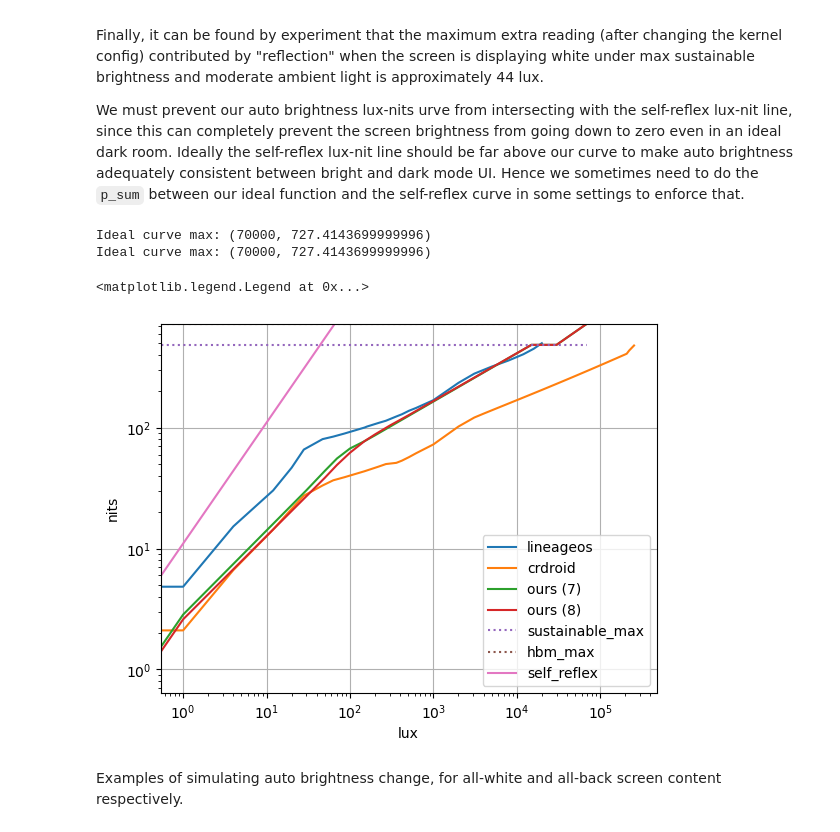
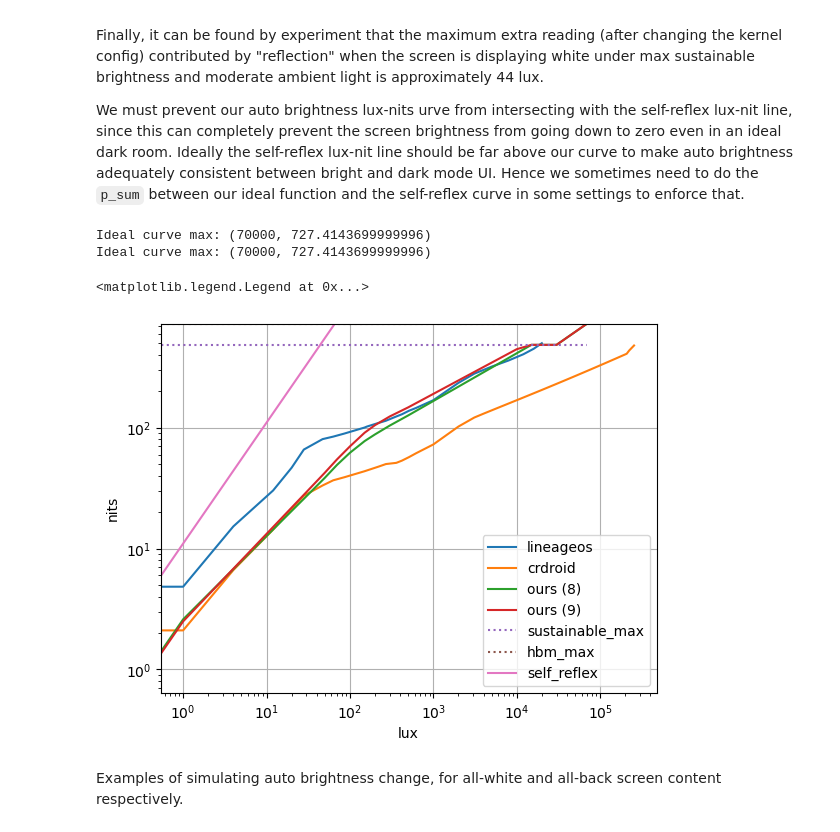
Before and after one commit to yezhiyi9670-aosp-forks/shared-android_device_oneplus_lemonades, a Jupyter notebook: docs/brightness_remap_calculations/calc.ipynb, the cells around one changed output. Cells and saved outputs as stored; diff of their text form; code cells hidden in the pictures.

Commit message:
lemonades: Auto-brightness curve edits (9)

```diff
--- a/docs/brightness_remap_calculations/calc.ipynb
+++ b/docs/brightness_remap_calculations/calc.ipynb
@@ -393,26 +393,6 @@ def curve_topoff(xs, ys, max_y, keep_tail = False):
 plt.plot(los_auto_luxs, los_auto_nits, label='lineageos')
 plt.plot(crd_auto_luxs, crd_auto_nits, label='crdroid')
 
-# 7 (2026-08-20)
-auto_luxs, auto_nits = make_auto_brightness_map(lambda v:
-    log_piecewise_linear(
-        v,
-        0.1,
-        (1, key_nits[I_STOCK_MIN]),
-        (80, 60),
-        (15000, key_nits[I_SUSTAINABLE_MAX] * .9999),
-    ) if v <= 15000 else
-    key_nits[I_SUSTAINABLE_MAX] * .9999 if v < 30000 else
-    log_piecewise_linear(
-        v,
-        0.1,
-        (30000, key_nits[I_SUSTAINABLE_MAX]),
-        (70000, key_nits[I_HBM_MAX]),
-    )
-)
-plt.plot(auto_luxs, auto_nits, label='ours (7)')
-print(f'Ideal curve max: ({max(*auto_luxs)}, {max(*auto_nits)})')
-
 # 8 (2026-08-29)
 auto_luxs, auto_nits = make_auto_brightness_map(lambda v:
     log_piecewise_linear(
@@ -422,34 +402,55 @@ auto_luxs, auto_nits = make_auto_brightness_map(lambda v:
         (100, 62),
         (200, 88),
         (15000, key_nits[I_SUSTAINABLE_MAX] * .9999),
     ) if v <= 15000 else
     key_nits[I_SUSTAINABLE_MAX] * .9999 if v < 30000 else
     log_piecewise_linear(
         v,
         0.1,
         (30000, key_nits[I_SUSTAINABLE_MAX]),
         (70000, key_nits[I_HBM_MAX]),
     )
 )
 plt.plot(auto_luxs, auto_nits, label='ours (8)')
 print(f'Ideal curve max: ({max(*auto_luxs)}, {max(*auto_nits)})')
 
+# 9 (2026-09-11)
+auto_luxs, auto_nits = make_auto_brightness_map(lambda v:
+    log_piecewise_linear(
+        v,
+        0.1,
+        (1, 2.5),
+        (100, 70),
+        (200, 105),
+        (12500, key_nits[I_SUSTAINABLE_MAX] * .9999),
+    ) if v <= 12500 else
+    key_nits[I_SUSTAINABLE_MAX] * .9999 if v < 30000 else
+    log_piecewise_linear(
+        v,
+        0.1,
+        (30000, key_nits[I_SUSTAINABLE_MAX]),
+        (70000, key_nits[I_HBM_MAX]),
+    )
+)
+plt.plot(auto_luxs, auto_nits, label='ours (9)')
+print(f'Ideal curve max: ({max(*auto_luxs)}, {max(*auto_nits)})')
+
 plt.plot(auto_luxs, [ key_nits[I_SUSTAINABLE_MAX] for v in auto_luxs ], label='sustainable_max', linestyle='dotted')
 plt.plot(auto_luxs, [ key_nits[I_HBM_MAX] for v in auto_luxs ], label='hbm_max', linestyle='dotted')
 plt.xscale('log')
 plt.yscale('log')
 plt.xlabel('lux')
 plt.ylabel('nits')
 plt.ylim(0, key_nits[I_HBM_MAX])
 
 plt.plot(*make_auto_brightness_map(self_reflex_lux_to_nit), label='self_reflex')
 plt.grid()
 plt.legend()
 # %% [output]
 Ideal curve max: (70000, 727.4143699999996)
 Ideal curve max: (70000, 727.4143699999996)
 <matplotlib.legend.Legend at 0x...>
-[figure, old version]
+[figure, new version]
 # %% [markdown]
 Examples of simulating auto brightness change, for all-white and all-back screen content respectively.
 # %%
```
Also changed, not shown: parts of 3 cells of this notebook, 2 other files.
